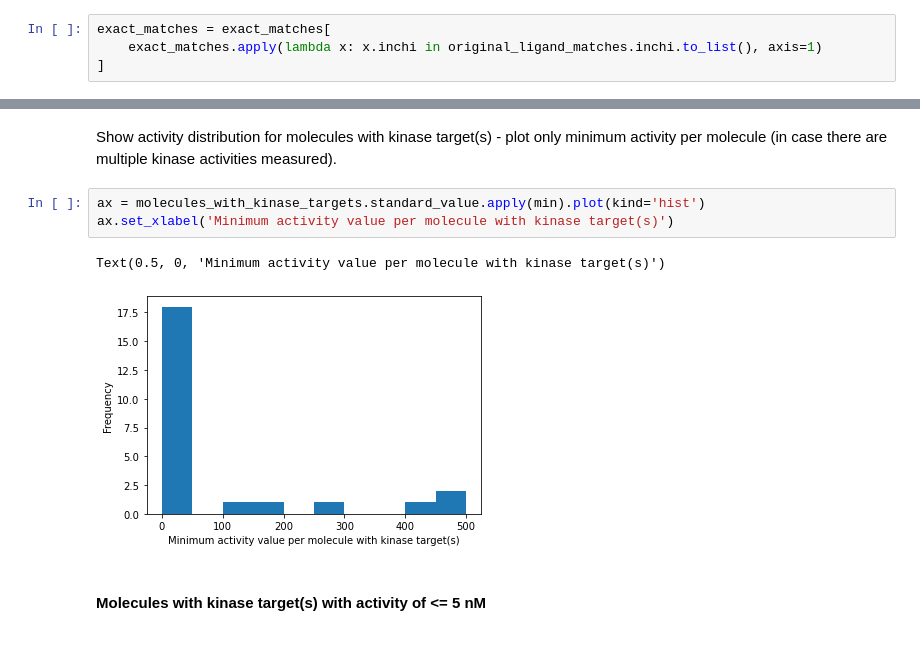
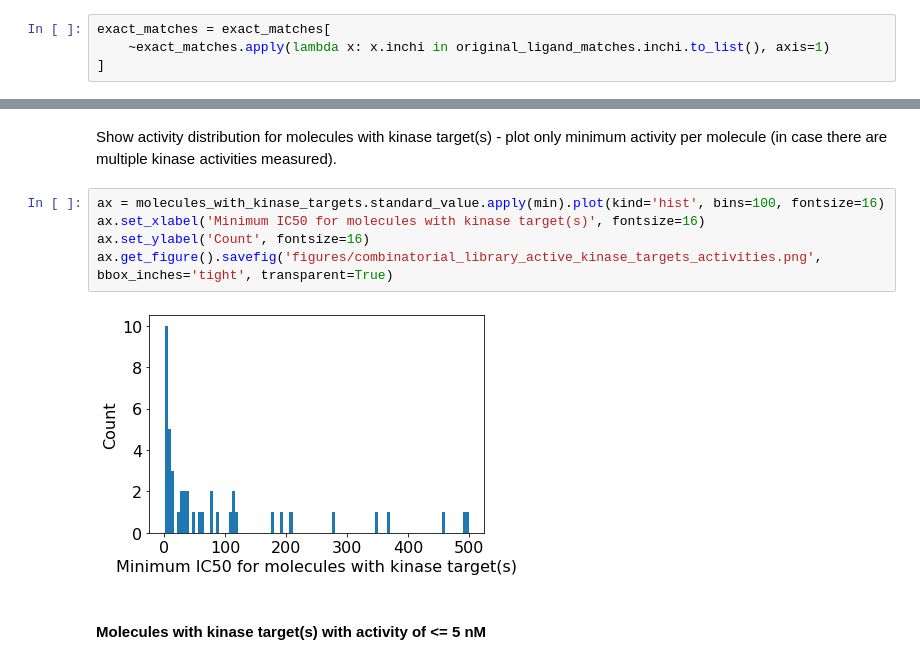
Before and after one commit to volkamerlab/KinFragLib, a Jupyter notebook: notebooks/4_4_combinatorial_library_comparison_chembl.ipynb, the cells around one changed output, grey strips where cells are left out. Saved outputs shown, nothing was run; the diff lists cells and outputs as text.

Commit message:
(4_1-4) Run notebooks with deduplicated recombined ligands, add subpockets

```diff
--- a/notebooks/4_4_combinatorial_library_comparison_chembl.ipynb
+++ b/notebooks/4_4_combinatorial_library_comparison_chembl.ipynb
@@ -78,6 +78,6 @@ original_ligand_matches.shape
 # %%
 exact_matches = exact_matches[
-    exact_matches.apply(lambda x: x.inchi in original_ligand_matches.inchi.to_list(), axis=1)
+    ~exact_matches.apply(lambda x: x.inchi in original_ligand_matches.inchi.to_list(), axis=1)
 ]
 # %%
 print(f'Number of exact ChEMBL matches without original ligands: {exact_matches.shape[0]}')
@@ -699,11 +689,12 @@ image.save('figures/ligand_analysis_active_kinase_targets.pdf')
 # %% [markdown]
 Show activity distribution for molecules with kinase target(s) - plot only minimum activity per molecule (in case there are multiple kinase activities measured).
 # %%
-ax = molecules_with_kinase_targets.standard_value.apply(min).plot(kind='hist')
-ax.set_xlabel('Minimum activity value per molecule with kinase target(s)')
+ax = molecules_with_kinase_targets.standard_value.apply(min).plot(kind='hist', bins=100, fontsize=16)
+ax.set_xlabel('Minimum IC50 for molecules with kinase target(s)', fontsize=16)
+ax.set_ylabel('Count', fontsize=16)
+ax.get_figure().savefig('figures/combinatorial_library_active_kinase_targets_activities.png', bbox_inches='tight', transparent=True)
 # %% [output]
-Text(0.5, 0, 'Minimum activity value per molecule with kinase target(s)')
-[figure, old version]
+[figure, new version]
 # %% [markdown]
 #### Molecules with kinase target(s) with activity of <= 5 nM
 # %%
```
Also changed, not shown: parts of 45 cells of this notebook, 7 other files.
